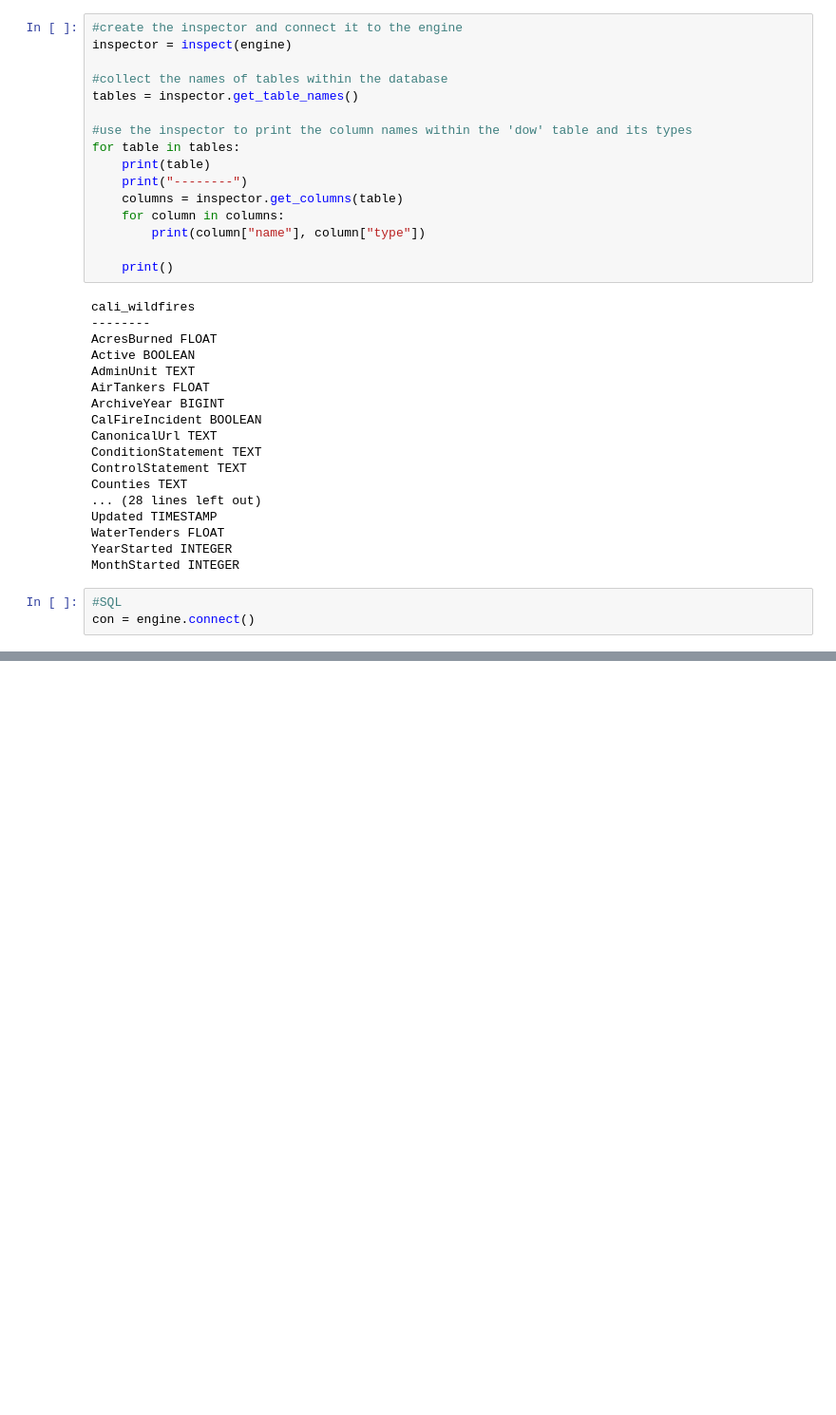
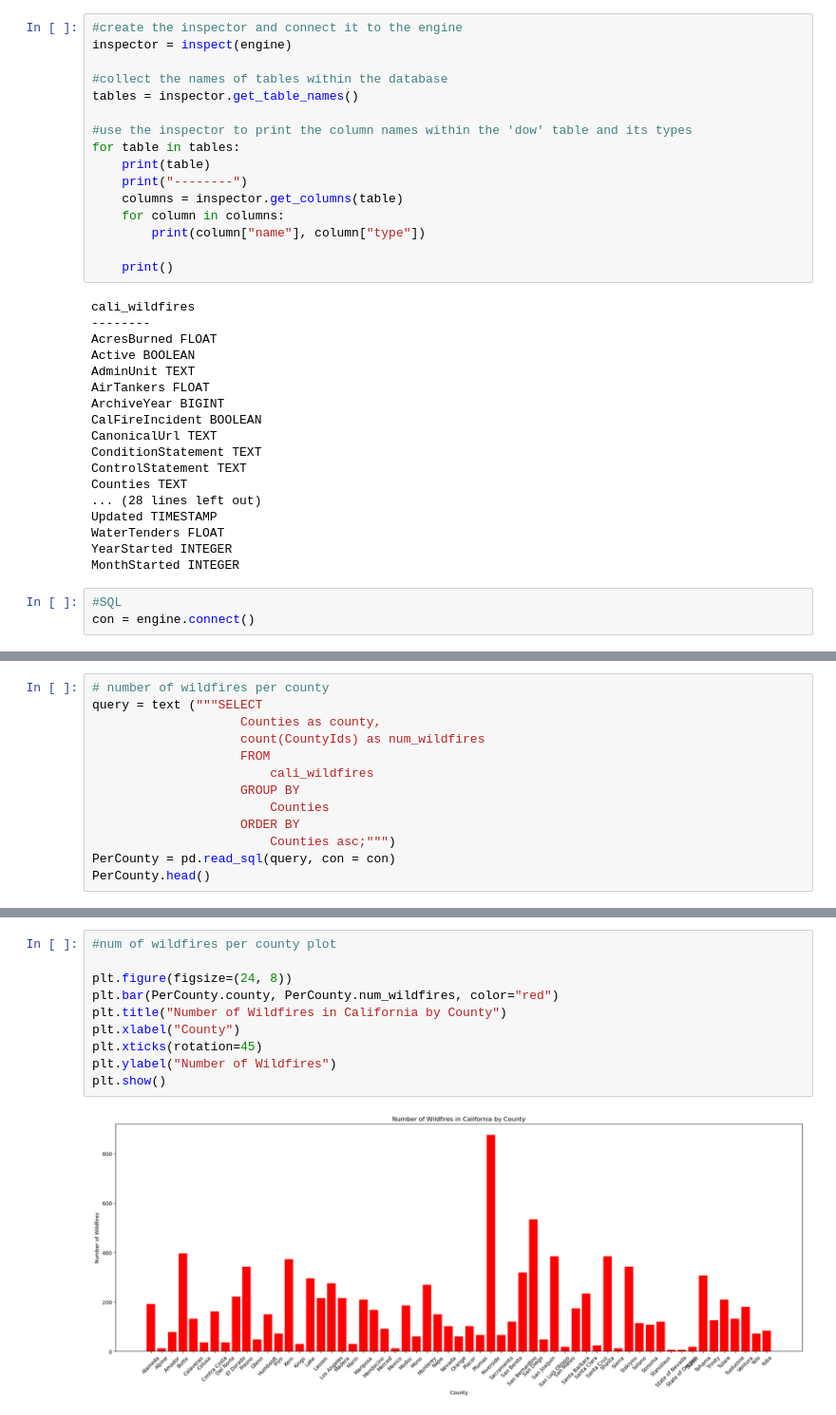
Before and after one commit to gydata5/california_wildfires, a Jupyter notebook: eewimmer/database/Queries_Cali_Wildfires-eewimmer.ipynb, the cells around one changed output, grey strips where cells are left out. Shown at 95% size. Saved outputs shown, nothing was run; the diff lists cells and outputs as text; blank space fills up the shorter version.

```diff
--- a/eewimmer/database/Queries_Cali_Wildfires-eewimmer.ipynb
+++ b/eewimmer/database/Queries_Cali_Wildfires-eewimmer.ipynb
@@ -113,0 +114,13 @@ plt.show()
+# %%
+# number of wildfires per county
+query = text ("""SELECT
+                    Counties as county,
+                    count(CountyIds) as num_wildfires
+                    FROM
+                        cali_wildfires
+                    GROUP BY
+                        Counties
+                    ORDER BY
+                        Counties asc;""")
+PerCounty = pd.read_sql(query, con = con)
+PerCounty.head()
@@ -113,0 +134,12 @@ plt.show()
+# %%
+#num of wildfires per county plot
+
+plt.figure(figsize=(24, 8))
+plt.bar(PerCounty.county, PerCounty.num_wildfires, color="red")
+plt.title("Number of Wildfires in California by County")
+plt.xlabel("County")
+plt.xticks(rotation=45)
+plt.ylabel("Number of Wildfires")
+plt.show()
+# %% [output]
+[figure, added]
```
Also changed, not shown: parts of 9 cells of this notebook, 1 other file.
